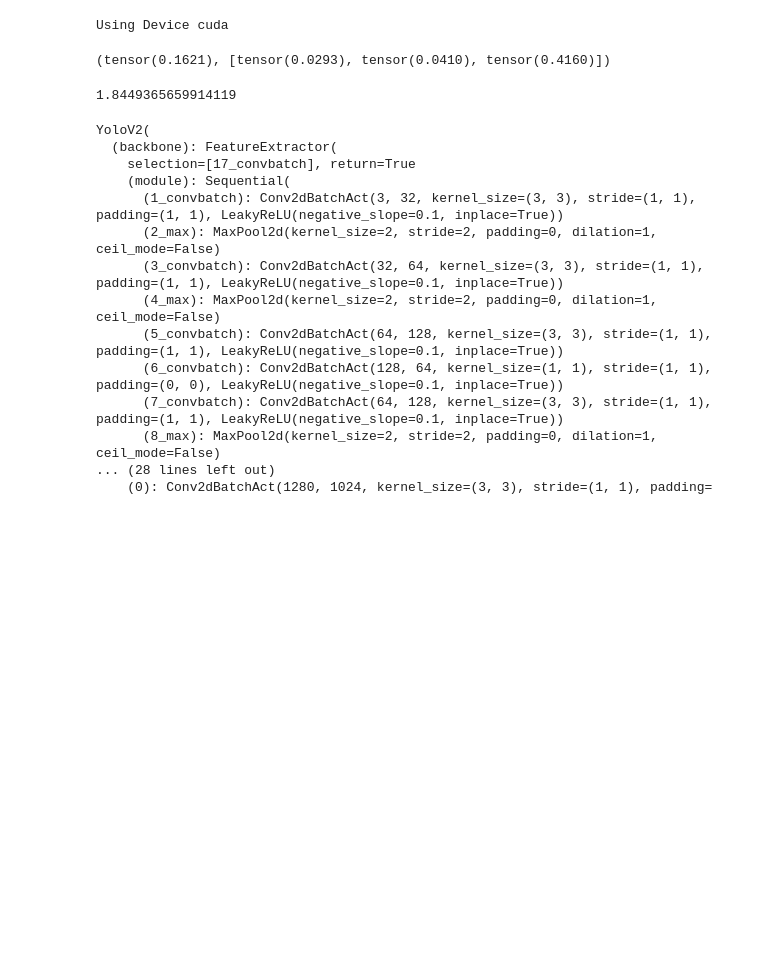
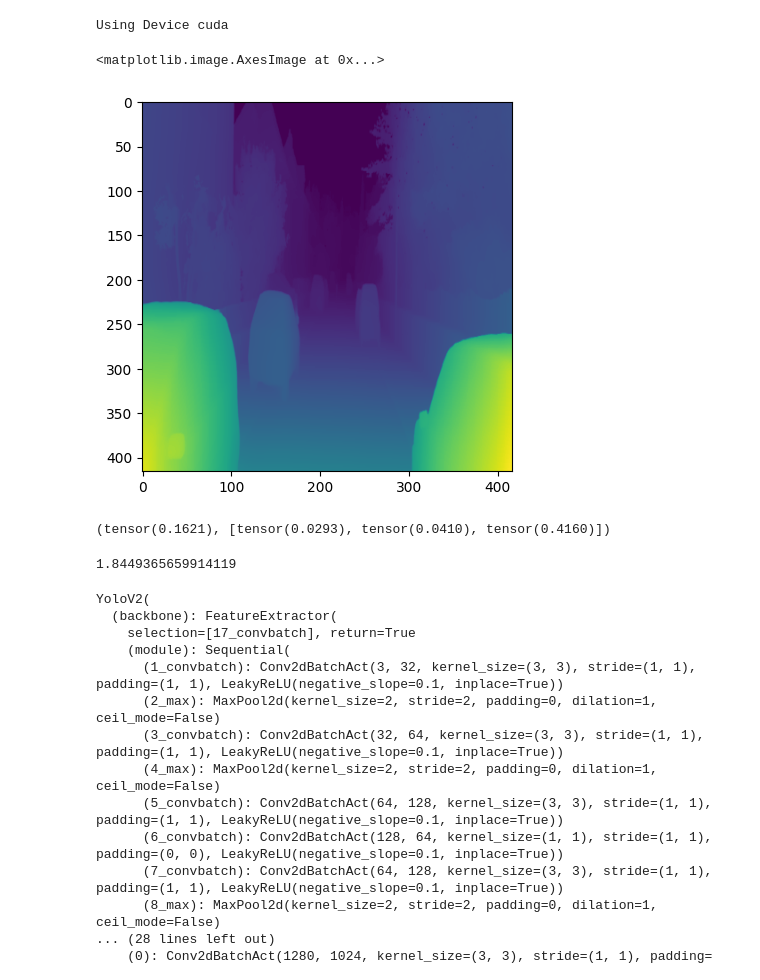
Before and after one commit to gkmocastro/rgbd-yolov2, a Jupyter notebook: test_nb.ipynb, the cells around one changed output. Drawn from its saved outputs; the diff is of its cells as text; code cells hidden in the pictures; blank space fills up the shorter version.

Commit message:
model builder and dataset works with depth only

```diff
--- a/test_nb.ipynb
+++ b/test_nb.ipynb
@@ -18,7 +18,7 @@ LEARNING_RATE = 2e-5
 NUM_EPOCHS = 5
 DEVICE = "cuda" if torch.cuda.is_available() else "cpu"
 NUM_CLASSES = 3
-
+MODEL_TYPE = "depth"
 print(f"Using Device {DEVICE}")
 
 model = ln.models.YoloV2(NUM_CLASSES)
@@ -42,7 +42,7 @@ test_dataset = YoloDarknetDataset(
     labels_dir=TEST_LABEL_DIR,
     classes=["Cyclist", "Pedestrian", "Car"],
     transform=test_transforms,
-    data_mod="RGB"
+    model_type=MODEL_TYPE
 )
 
 test_dataloader = DataLoader(
@@ -64,6 +64,14 @@ if do_test:
         loss_fn=loss_fn,
         device=DEVICE
     )
+# %%
+import matplotlib.pyplot as plt
+index = 3
+image, target = test_dataset[index]
+plt.imshow(image.squeeze(0))
+# %% [output]
+<matplotlib.image.AxesImage at 0x...>
+[figure, added]
 # %%
 metric_map
 # %% [output]
```
Also changed, not shown: 4 other files.
